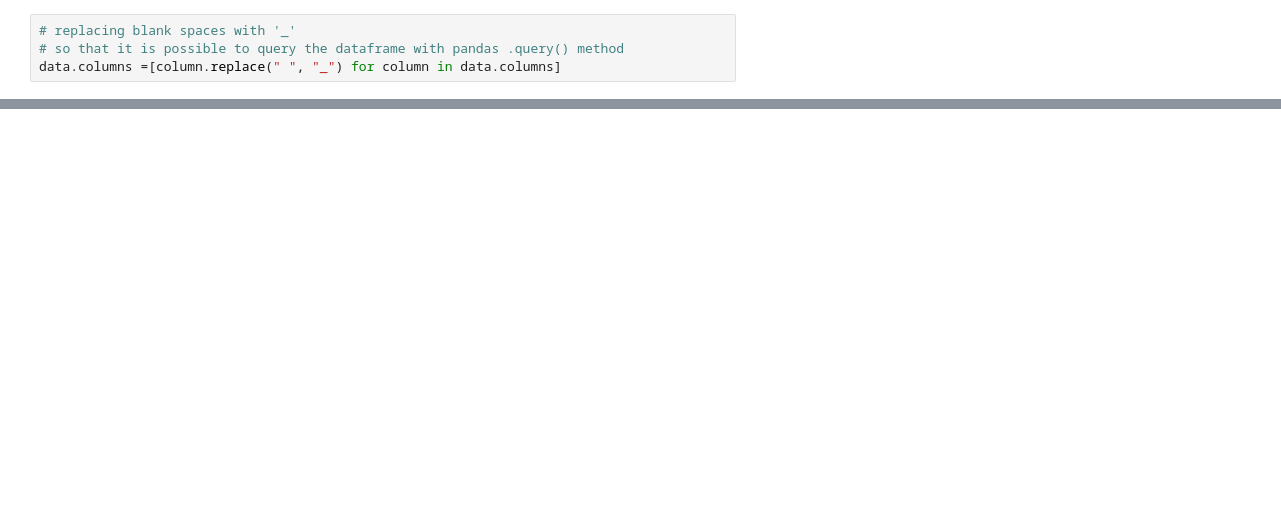
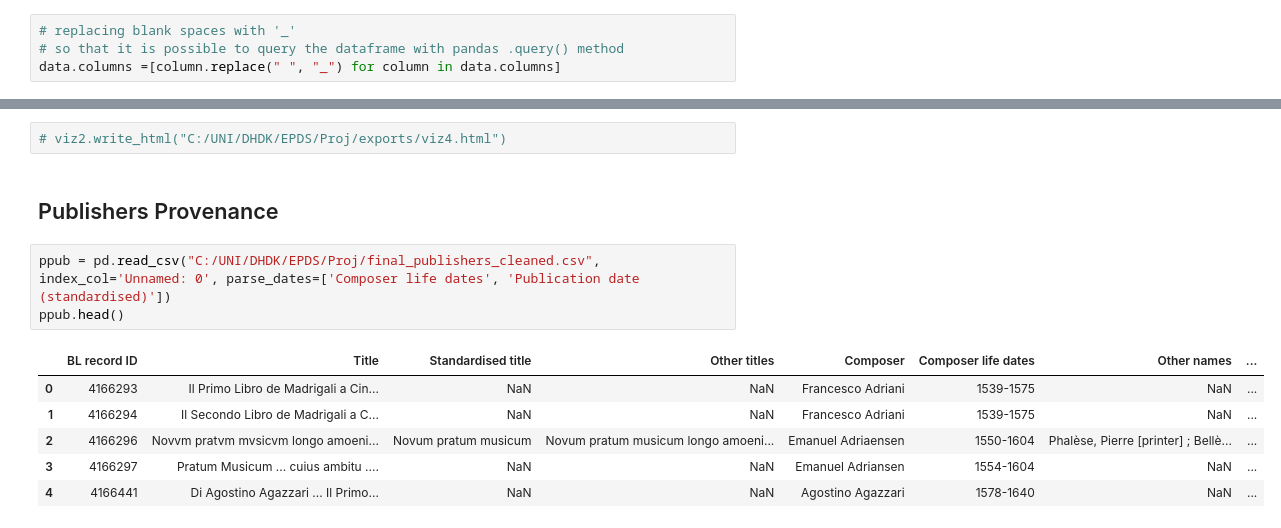
Before and after one commit to Madrigalis/Madrigalis.github.io, a Jupyter notebook: Cleaned.ipynb, the cells around one changed output, grey strips where cells are left out. Cells and saved outputs as stored; diff of their text form; blank space fills up the shorter version.

```diff
--- a/Cleaned.ipynb
+++ b/Cleaned.ipynb
@@ -211,0 +364,14 @@ px.pie(ppp, names='birth country', values='number')
+# %%
+# viz2.write_html("C:/UNI/DHDK/EPDS/Proj/exports/viz4.html")
+# %% [markdown]
+## Publishers Provenance
+# %%
+ppub = pd.read_csv("C:/UNI/DHDK/EPDS/Proj/final_publishers_cleaned.csv", index_col='Unnamed: 0', parse_dates=['Composer life dates', 'Publication date (standardised)'])
+ppub.head()
+# %% [output]
+|  | BL record ID | Title | Standardised title | Other titles | Composer | Composer life dates | Other names | ... |
+| 0 | 4166293 | Il Primo Libro de Madrigali a Cin... | NaN | NaN | Francesco Adriani | 1539-1575 | NaN | ... |
+| 1 | 4166294 | Il Secondo Libro de Madrigali a C... | NaN | NaN | Francesco Adriani | 1539-1575 | NaN | ... |
+| 2 | 4166296 | Novvm pratvm mvsicvm longo amoeni... | Novum pratum musicum | Novum pratum musicum longo amoeni... | Emanuel Adriaensen | 1550-1604 | Phalèse, Pierre [printer] ; Bellè... | ... |
+| 3 | 4166297 | Pratum Musicum ... cuius ambitu .... | NaN | NaN | Emanuel Adriansen | 1554-1604 | NaN | ... |
+| 4 | 4166441 | Di Agostino Agazzari ... Il Primo... | NaN | NaN | Agostino Agazzari | 1578-1640 | NaN | ... |
```
Also changed, not shown: parts of 35 cells of this notebook.
